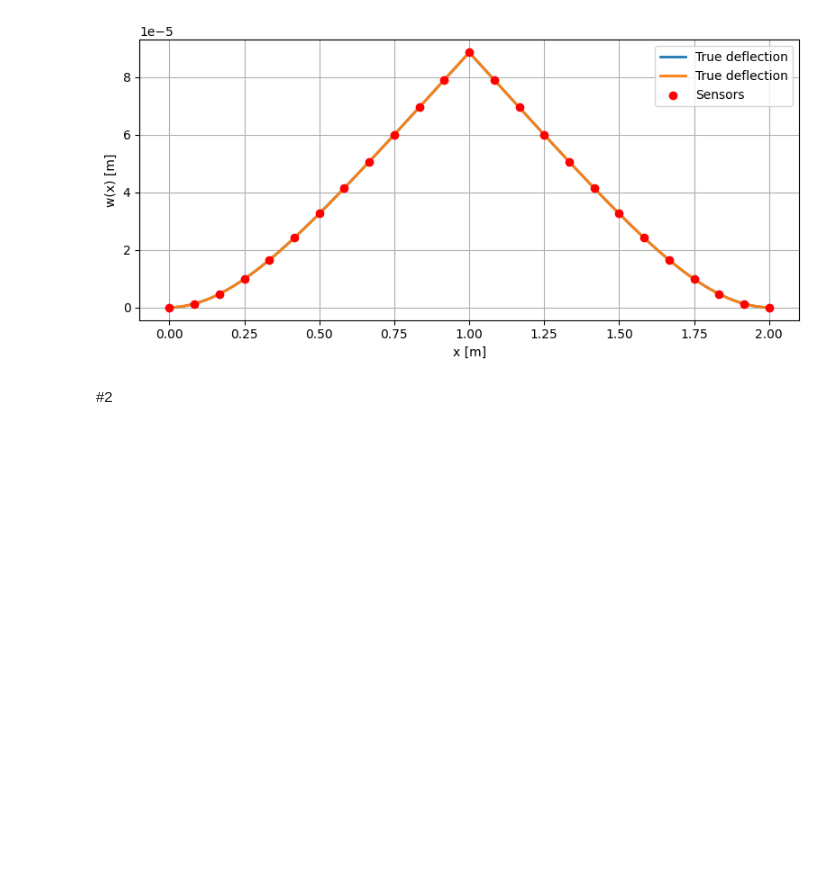
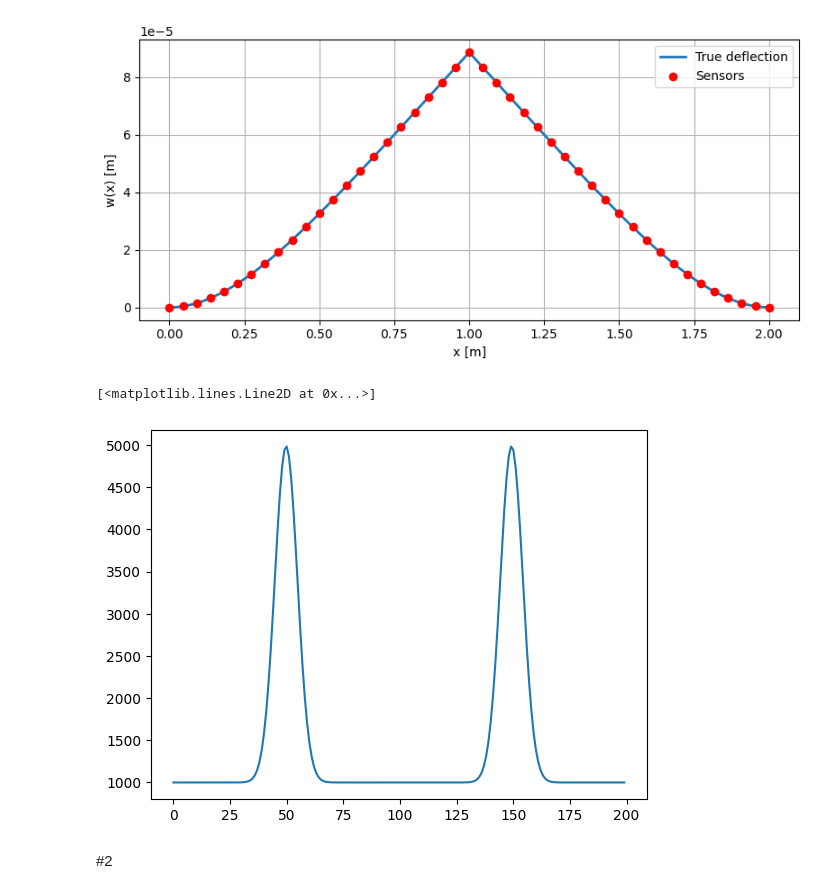
Before and after one commit to ShiyuanDengg/2D-Wall, a Jupyter notebook: 1D/1D NeRF Point Load.ipynb, the cells around one changed output. Saved outputs shown, nothing was run; the diff lists cells and outputs as text; code cells hidden in the pictures; blank space fills up the shorter version.

```diff
--- a/1D/1D NeRF Point Load.ipynb
+++ b/1D/1D NeRF Point Load.ipynb
@@ -131,52 +164,52 @@ def gaussian_prop(x, x_p, P, sigma=0.05):
          #normalized using max true load
 # %%
 x_full = np.linspace(0, L, 200)
-x_sensors = np.linspace(0, L, 25)
+x_sensors = np.linspace(0, L, 45)
+
 
 if UDL:
-  w_true = w_udl_mid_hinge(x_full, L, Q)
-  w_sensors_clean = w_udl_mid_hinge(x_sensors, L, Q)
-  q_true = Q * tf.ones_like(tf.convert_to_tensor(x_full, dtype=tf.float32))
-  q_max = Q
-else:
-  w_true = w_pl_mid_hinge(x_full, L, P, a) + w_udl_mid_hinge(x_full, L, Q)
-  w_sensors_clean = w_pl_mid_hinge(x_sensors, L, P, a) + w_udl_mid_hinge(x_sensors, L, Q)
-  q_true = gaussian_prop(tf.convert_to_tensor(x_full, dtype=tf.float32), L / 4, P, sigma=0.05) + gaussian_prop(tf.convert_to_tensor(x_full, dtype=tf.float32), 3 * L / 4, P, sigma=0.05)
-  q_max = P # so the varirables are to be trained to 1
-
-if ASYM:
-  w_true = w_one_hinge(x_full, L, Q, P, a)
-  w_sensors_clean = w_one_hinge(x_sensors, L, Q, P, a)
-  q_true = tf.ones_like(tf.convert_to_tensor(x_full, dtype=tf.float32)) * Q + gaussian_prop(tf.convert_to_tensor(x_full, dtype=tf.float32), a, P, sigma=0.01)
+  w_true = get_w_udl(x_full)
+  w_sensors_clean = get_w_udl(x_sensors)
+  q_true = Q * tf.ones([200,1])
   q_max = Q
 
-_, constant_pl = get_constants(L / 2.0, P, Q, a, 'Cantilever')
-w_true_l = w_point_load_new(x_full[:100], P, a, constant_pl, smooth = False)
-w_true_r = w_point_load_new(L - x_full[100:], P, a, constant_pl, smooth = False)
-w_true_new = tf.concat((w_true_l, w_true_r), 0) + w_udl_mid_hinge(x_full, L, Q)
+elif ASYM:
+  w_true = get_w_asym(x_full)
+  w_sensors_clean = get_w_asym(x_sensors)
+  q_true = Q * tf.ones([200,1]) + gaussian_prop(tf.convert_to_tensor(x_full.reshape(-1,1), dtype=tf.float32), a, P, sigma=0.01)
+  q_max = Q
 
+else:
+  w_true = get_w_comb_sym(x_full)
+  w_sensors_clean = get_w_comb_sym(x_sensors)
+  q_true = Q * tf.ones([200,1]) + gaussian_prop(tf.convert_to_tensor(x_full.reshape(-1 , 1), dtype=tf.float32), L / 4, P, sigma=0.05) + gaussian_prop(tf.convert_to_tensor(x_full.reshape(-1, 1), dtype=tf.float32), 3 * L / 4, P, sigma=0.05)
+  q_max = P
 
 w_sensors = w_sensors_clean
 
 if Noise:
   np.random.seed(42)
   noise_std = 0.05 * np.max(w_sensors_clean)
   noise = np.random.normal(0, noise_std, size=w_sensors_clean.shape)
   w_sensors += noise
 
 # Plot
 plt.figure(figsize=(8, 4))
 plt.plot(x_full, w_true, label="True deflection", linewidth=2)
-plt.plot(x_full, w_true_new, label="True deflection", linewidth=2)
+
 plt.scatter(x_sensors, w_sensors, color='red', label="Sensors", zorder=3)
 plt.xlabel("x [m]")
 plt.ylabel("w(x) [m]")
 plt.legend()
 plt.grid(True)
 plt.tight_layout()
 plt.show()
+
+plt.plot(q_true)
 # %% [output]
-[figure, old version]
+[figure, new version]
+[<matplotlib.lines.Line2D at 0x...>]
+[figure, added]
 # %% [markdown]
 #2
 # %%
```
Also changed, not shown: parts of 23 cells of this notebook.
